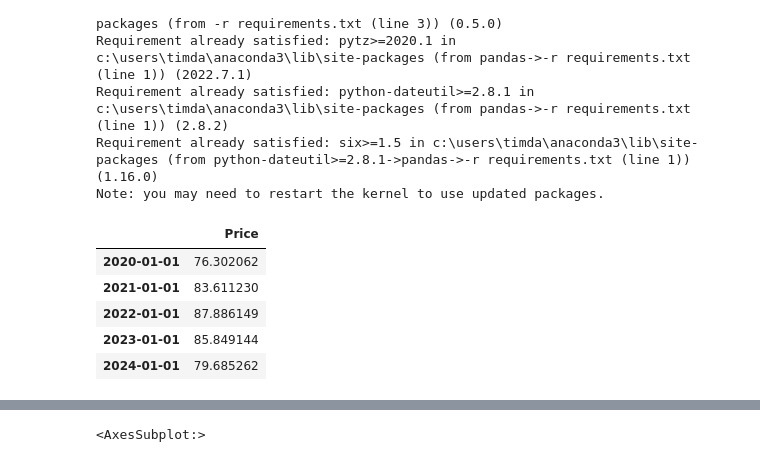
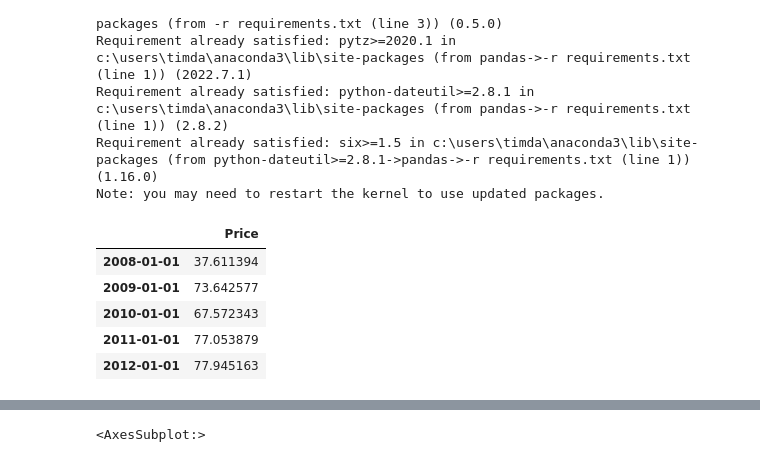
Before and after one commit to timdanilov/capstone-project, a Jupyter notebook: capstone.ipynb, the cells around one changed output, grey strips where cells are left out. Saved outputs shown, nothing was run; the diff lists cells and outputs as text; code cells hidden in the pictures.

```diff
--- a/capstone.ipynb
+++ b/capstone.ipynb
@@ -15,16 +15,17 @@ import pandas as pd
 # %%
 #Getting Oil Price for Saudi Arabia from Fred
 fred = Fred(api_key='57bd4282521725d9bf0fee73890bbdd7')
 saudi_prices = fred.get_series('SAUPZPIOILBEGUSD')
 wti_prices = fred.get_series('WTISPLC')
 
+
 saudi_df = pd.DataFrame(saudi_prices)
 saudi_df.columns = ['Price']
-saudi_df.tail()
+saudi_df.head()
 # %% [output]
 |  | Price |
-| 2020-01-01 | 76.302062 |
-| 2021-01-01 | 83.611230 |
-| 2022-01-01 | 87.886149 |
-| 2023-01-01 | 85.849144 |
-| 2024-01-01 | 79.685262 |
+| 2008-01-01 | 37.611394 |
+| 2009-01-01 | 73.642577 |
+| 2010-01-01 | 67.572343 |
+| 2011-01-01 | 77.053879 |
+| 2012-01-01 | 77.945163 |
```
Also changed, not shown: parts of 3 cells of this notebook, 1 other file.
